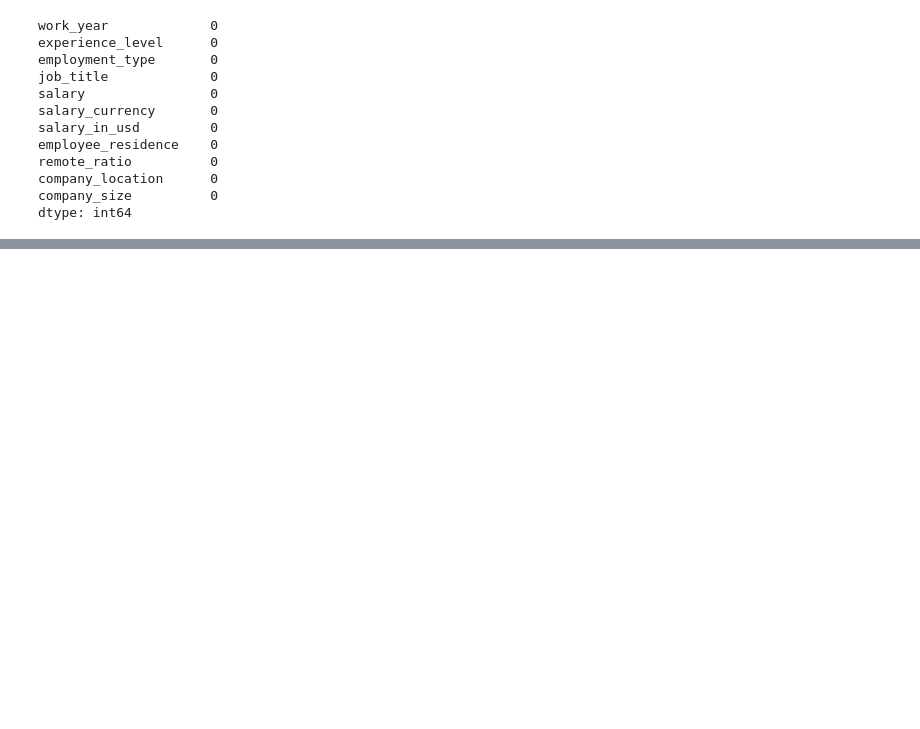
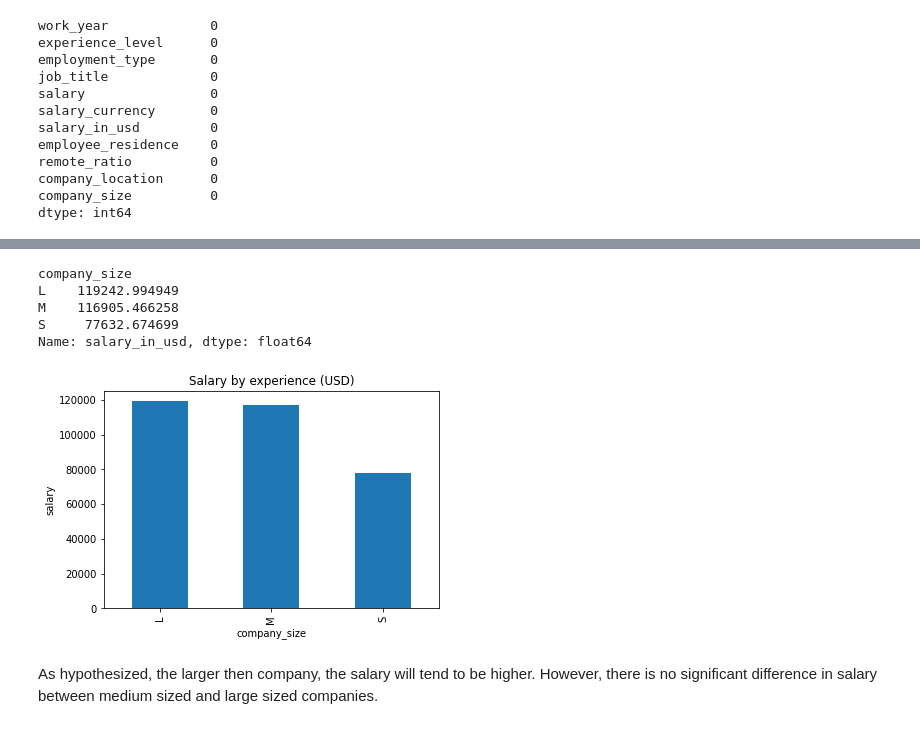
Before and after one commit to EvanKA/tetris-capstone, a Jupyter notebook: capstone_045_evan_kurnia_alim.ipynb, the cells around one changed output, grey strips where cells are left out. Saved outputs shown, nothing was run; the diff lists cells and outputs as text; code cells hidden in the pictures; blank space fills up the shorter version.

```diff
--- a/capstone_045_evan_kurnia_alim.ipynb
+++ b/capstone_045_evan_kurnia_alim.ipynb
@@ -40,0 +82,19 @@ dtype: int64
+# %%
+# average salary by company size
+size_salary = ds_salary_df_1.groupby('company_size')['salary_in_usd'].mean()
+size_salary
+# %% [output]
+company_size
+L    119242.994949
+M    116905.466258
+S     77632.674699
+Name: salary_in_usd, dtype: float64
+# %%
+size_salary.plot(kind='bar')
+plt.title('Salary by experience (USD)')
+plt.ylabel('salary')
+plt.show()
+# %% [output]
+[figure, added]
+# %% [markdown]
+As hypothesized, the larger then company, the salary will tend to be higher. However, there is no significant difference in salary between medium sized and large sized companies.
```
Also changed, not shown: parts of 7 cells of this notebook.
